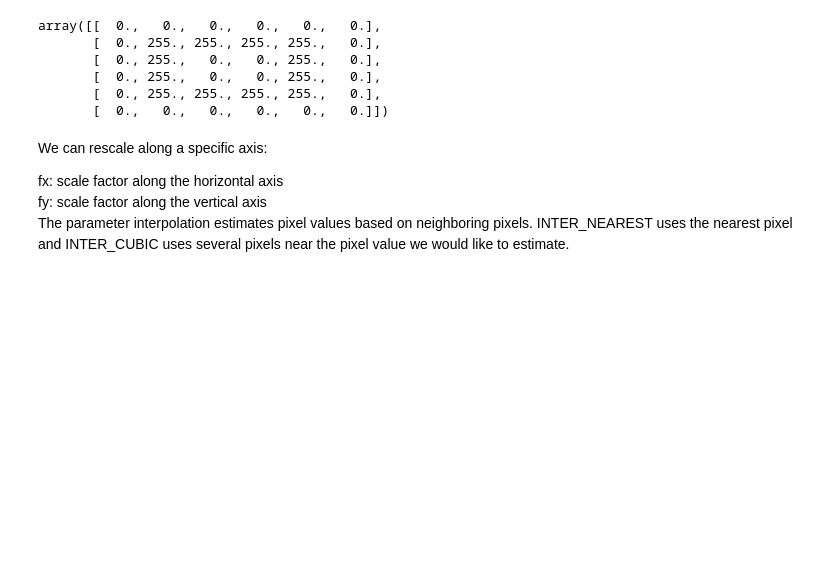
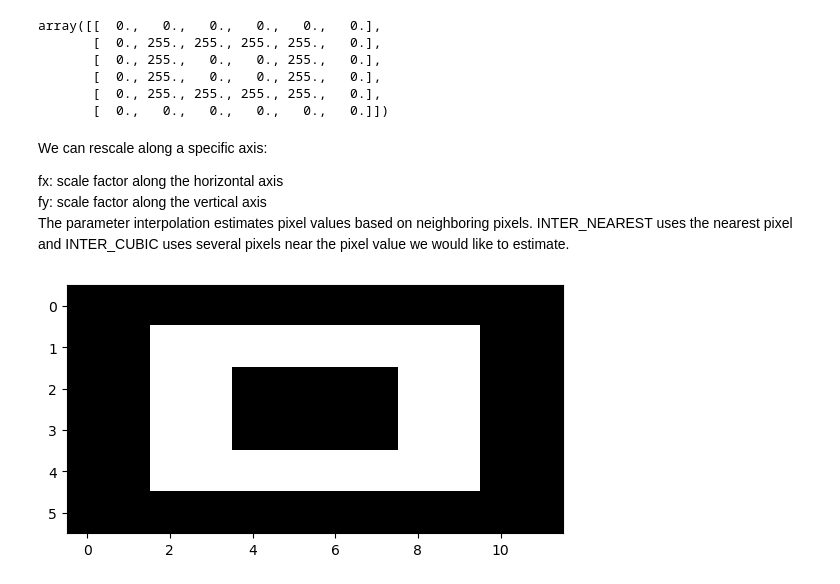
Before and after one commit to amansingh202/Machine-Learning, a Jupyter notebook: Computer_Vision/L7_Geometric_Operations_Using_OpenCV.ipynb, the cells around one changed output. Saved outputs shown, nothing was run; the diff lists cells and outputs as text; code cells hidden in the pictures; blank space fills up the shorter version.

```diff
--- a/Computer_Vision/L7_Geometric_Operations_Using_OpenCV.ipynb
+++ b/Computer_Vision/L7_Geometric_Operations_Using_OpenCV.ipynb
@@ -57,4 +57,7 @@ fy: scale factor along the vertical axis<br>
 The parameter interpolation estimates pixel values based on neighboring pixels. INTER_NEAREST uses the nearest pixel and INTER_CUBIC uses several pixels near the pixel value we would like to estimate.
 # %%
 new_toy = cv2.resize(toy_image, None, fx=2, fy=1, interpolation = cv2.INTER_NEAREST)
-pl
+plt.imshow(new_toy, cmap='gray')
+plt.show()
+# %% [output]
+[figure, added]
```
Also changed, not shown: parts of 1 cell of this notebook.
